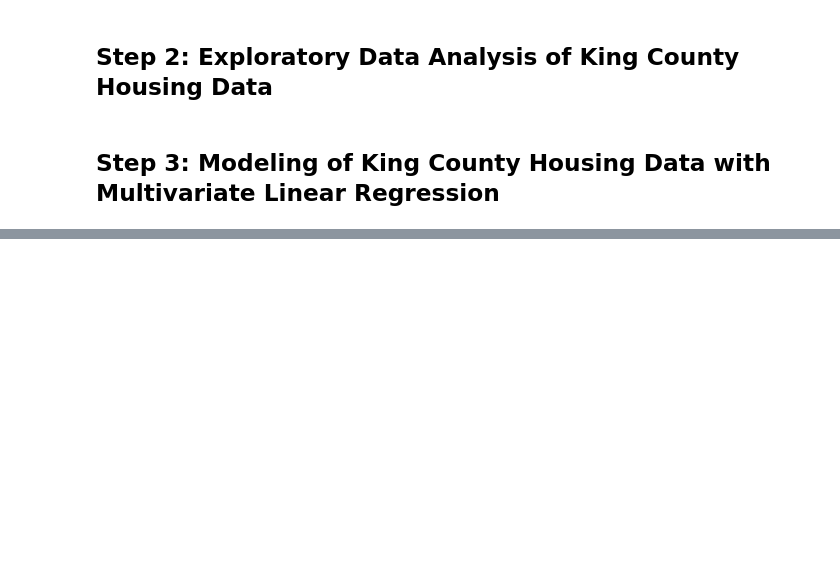
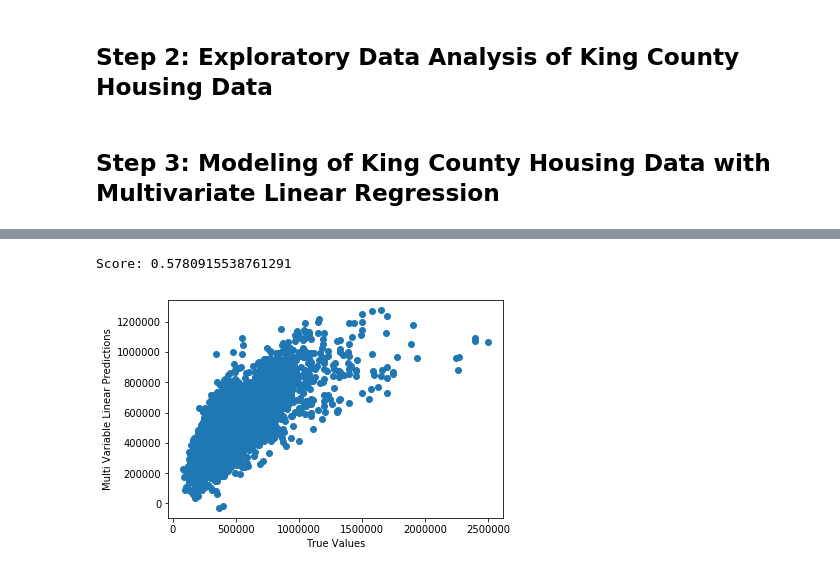
Before and after one commit to nkacoroski/dsc-1-final-project, a Jupyter notebook: king_county_housing_price_prediction_model.ipynb, the cells around one changed output, grey strips where cells are left out. Cells and saved outputs as stored; diff of their text form; code cells hidden in the pictures; blank space fills up the shorter version.

```diff
--- a/king_county_housing_price_prediction_model.ipynb
+++ b/king_county_housing_price_prediction_model.ipynb
@@ -406,0 +466,5 @@ dtype: int64
+# %%
+linreg_tts(no_outliers.drop(['price'], axis=1), no_outliers['price'])
+# %% [output]
+Score: 0.5780915538761291
+[figure, added]
```
Also changed, not shown: parts of 14 cells of this notebook.
